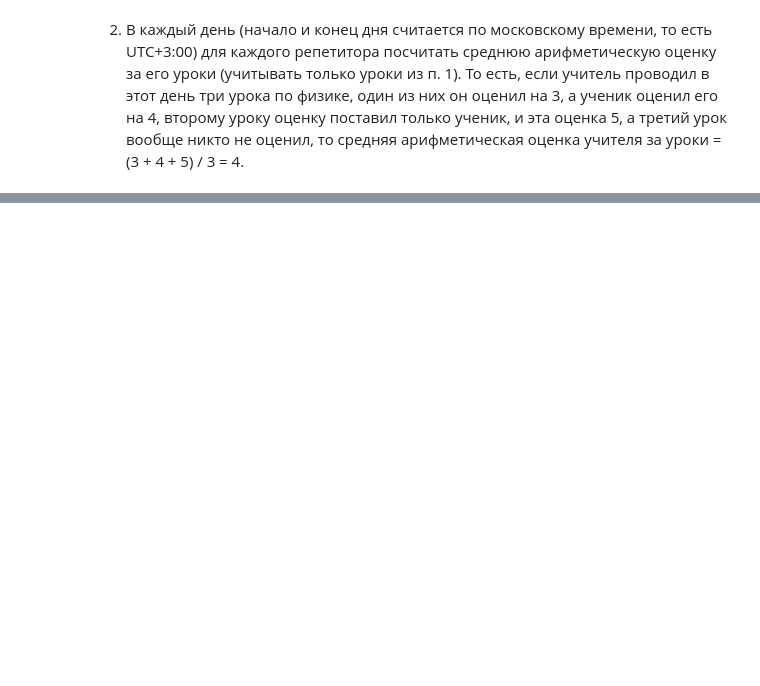
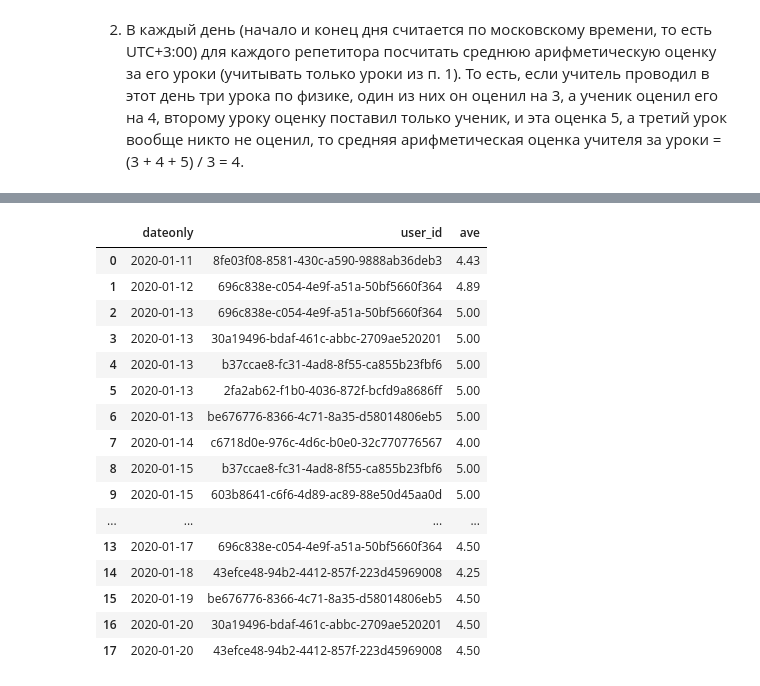
Before and after one commit to JaneCalm/work_tests, a Jupyter notebook: work_test/school.ipynb, the cells around one changed output, grey strips where cells are left out. Drawn from its saved outputs; the diff is of its cells as text; code cells hidden in the pictures; blank space fills up the shorter version.

```diff
--- a/work_test/school.ipynb
+++ b/work_test/school.ipynb
@@ -151 +224,9 @@ lessons_phys
+# %%
+all_data__phys_teachers_ave = all_data__phys_teachers_ave.set_index(['dateonly', 'ave'])
+# %%
+index_col = ['dateonly', 'ave', 'user_id']
+result = pd.DataFrame(columns=index_col)
+for i in min_av_in:
+    j = all_data__phys_teachers_ave.loc[i]
+    result = pd.merge(result, j.reset_index(), how='outer')
 # %% [markdown]
@@ -155,2 +235,7 @@ lessons_phys
 ...
 4. Учитывать нужно только тех учителей, за уроки по физике которых в этот день стоит хотя бы одна оценка. Если у нескольких учителей одна и та же самая оценка, можно вывести любого.
+# %%
+result = result.set_index(['dateonly','user_id'])
+# %%
+result =  result.round({'ave':2})
+result
@@ -156,0 +261,20 @@ lessons_phys
+# %%
+result.reset_index()
+# %% [output]
+|  | dateonly | user_id | ave |
+| 0 | 2020-01-11 | 8fe03f08-8581-430c-a590-9888ab36deb3 | 4.43 |
+| 1 | 2020-01-12 | 696c838e-c054-4e9f-a51a-50bf5660f364 | 4.89 |
+| 2 | 2020-01-13 | 696c838e-c054-4e9f-a51a-50bf5660f364 | 5.00 |
+| 3 | 2020-01-13 | 30a19496-bdaf-461c-abbc-2709ae520201 | 5.00 |
+| 4 | 2020-01-13 | b37ccae8-fc31-4ad8-8f55-ca855b23fbf6 | 5.00 |
+| 5 | 2020-01-13 | 2fa2ab62-f1b0-4036-872f-bcfd9a8686ff | 5.00 |
+| 6 | 2020-01-13 | be676776-8366-4c71-8a35-d58014806eb5 | 5.00 |
+| 7 | 2020-01-14 | c6718d0e-976c-4d6c-b0e0-32c770776567 | 4.00 |
+| 8 | 2020-01-15 | b37ccae8-fc31-4ad8-8f55-ca855b23fbf6 | 5.00 |
+| 9 | 2020-01-15 | 603b8641-c6f6-4d89-ac89-88e50d45aa0d | 5.00 |
+| ... | ... | ... | ... |
+| 13 | 2020-01-17 | 696c838e-c054-4e9f-a51a-50bf5660f364 | 4.50 |
+| 14 | 2020-01-18 | 43efce48-94b2-4412-857f-223d45969008 | 4.25 |
+| 15 | 2020-01-19 | be676776-8366-4c71-8a35-d58014806eb5 | 4.50 |
+| 16 | 2020-01-20 | 30a19496-bdaf-461c-abbc-2709ae520201 | 4.50 |
+| 17 | 2020-01-20 | 43efce48-94b2-4412-857f-223d45969008 | 4.50 |
```
Also changed, not shown: parts of 46 cells of this notebook.
